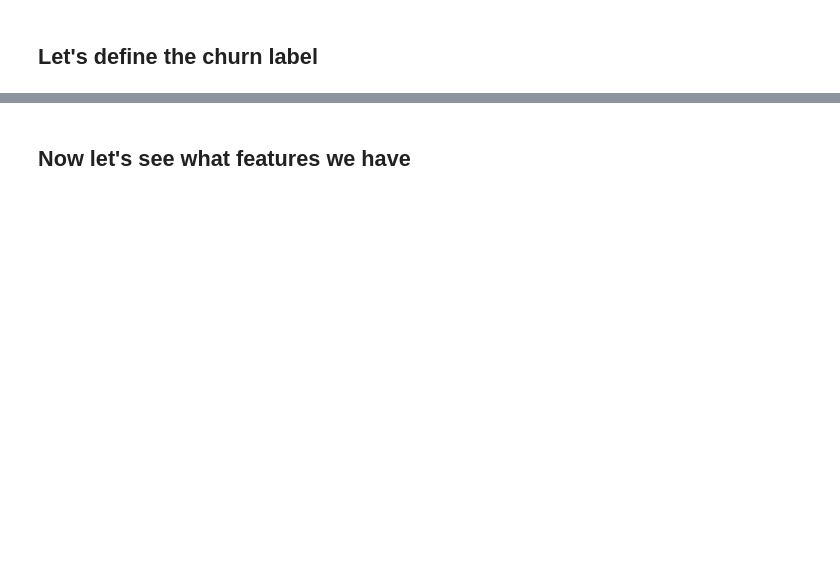
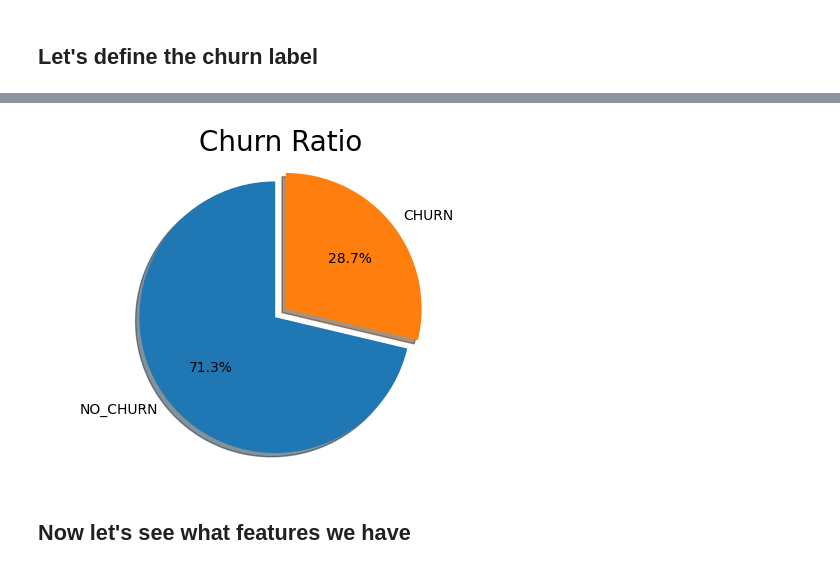
Before and after one commit to iannellif/churn, a Jupyter notebook: eth_handson.ipynb, the cells around one changed output, grey strips where cells are left out. Drawn from its saved outputs; the diff is of its cells as text; code cells hidden in the pictures; blank space fills up the shorter version.

```diff
--- a/eth_handson.ipynb
+++ b/eth_handson.ipynb
@@ -110,16 +131,18 @@ plt.show()
 # %%
 # Now lets create the binary label for classification and check the Ratio
 df['CHURN'] = df['CAT'].map({'AT_RISK_CHURN': 1, 'AT_RISK_NORMAL': 0, 'NOT_AT_RISK' : 0})
-
+labels = df['CHURN']
 tags = 'NO_CHURN', 'CHURN'
 sizes = [labels[labels==0].count(), labels[labels==1].count()]
 explode = (0, 0.1)
 fig1, ax1 = plt.subplots(figsize=(6, 4))
 ax1.pie(sizes, explode=explode, labels=tags, autopct='%1.1f%%',
         shadow=True, startangle=90)
 ax1.axis('equal')
 plt.title("Churn Ratio", size = 20)
 plt.show()
+# %% [output]
+[figure, added]
 # %% [markdown]
 ## Now let's see what features we have
 # %%
```
Also changed, not shown: parts of 36 cells of this notebook.
